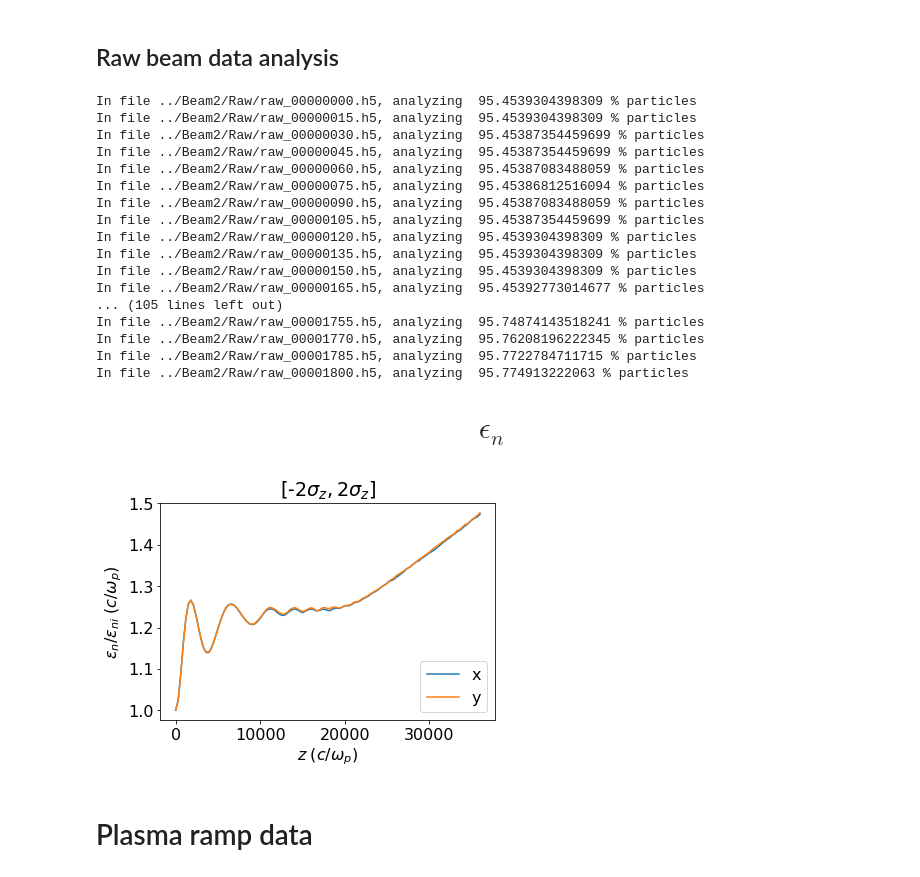
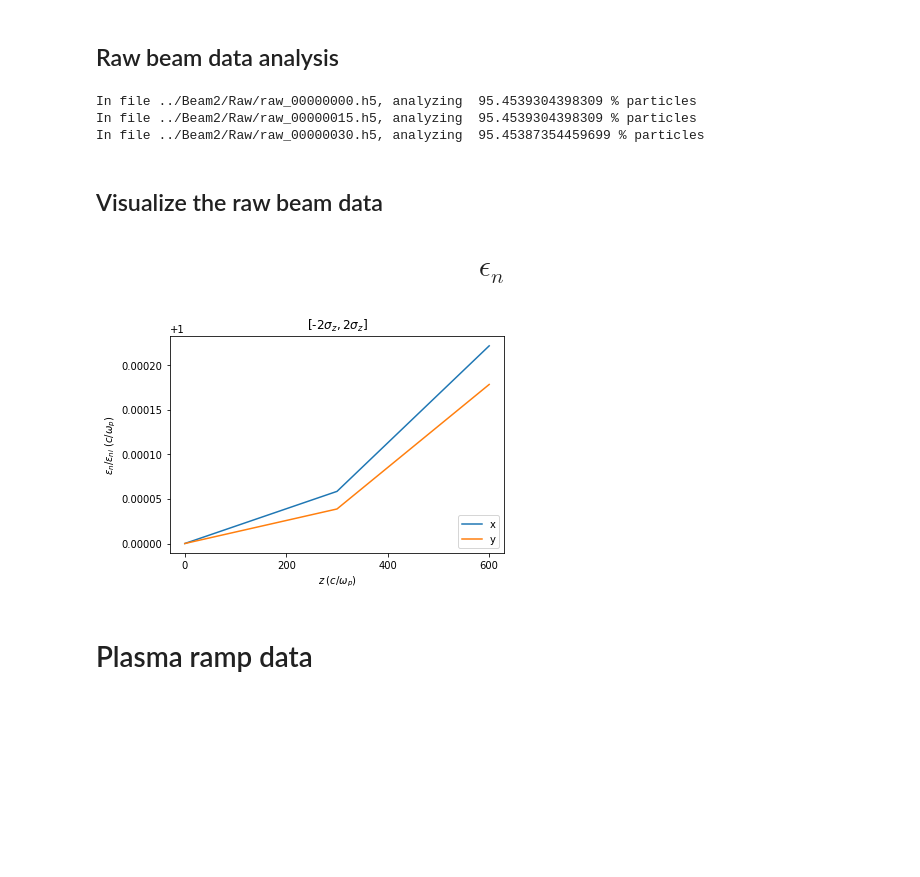
Before and after one commit to uclazyj/JupyterQpic, a Jupyter notebook: QPAD.ipynb, the cells around one changed output. Drawn from its saved outputs; the diff is of its cells as text; code cells hidden in the pictures; blank space fills up the shorter version.

Commit message:
can save the parameters to a json file

```diff
--- a/QPAD.ipynb
+++ b/QPAD.ipynb
@@ -10,57 +12,50 @@ import pyVisQP
 dirname = '..'
 # %% [markdown]
 ## Raw beam data analysis
+# %%
+ndump = 15
+first_file_number = 0
+last_file_number = 30
+half_thickness = 2
+beam_number = 2
+zVisualizeCenter = 0
 # %%
-ndump = 15
-first_file_number = 0
-last_file_number = 1800
-slice_thickness = 4
-beam_number = 2
-zVisualizeCenter = 0
-yVisQP = reload(pyVisQP)
+pyVisQP = reload(pyVisQP)
 # You cannot have any comment in qpinput.json !!!
 parameters = pyVisQP.analyze_beam_data_QPAD_profile0(first_file_number = first_file_number,last_file_number = last_file_number,
-                                            ndump = ndump,beam_number = beam_number, zVisualizeCenter = zVisualizeCenter, slice_thickness = slice_thickness)
+                                            ndump = ndump,beam_number = beam_number, zVisualizeCenter = zVisualizeCenter, half_thickness = half_thickness)
+with open('parameters_beam'+str(beam_number)+'_'+str(half_thickness)+'sigmaz'+'.json','w') as f:
+    json.dump(parameters,f,indent=4)
 # %% [output]
 In file ../Beam2/Raw/raw_00000000.h5, analyzing  95.4539304398309 % particles
 In file ../Beam2/Raw/raw_00000015.h5, analyzing  95.4539304398309 % particles
 In file ../Beam2/Raw/raw_00000030.h5, analyzing  95.45387354459699 % particles
-In file ../Beam2/Raw/raw_00000045.h5, analyzing  95.45387354459699 % particles
-In file ../Beam2/Raw/raw_00000060.h5, analyzing  95.45387083488059 % particles
-In file ../Beam2/Raw/raw_00000075.h5, analyzing  95.45386812516094 % particles
-In file ../Beam2/Raw/raw_00000090.h5, analyzing  95.45387083488059 % particles
-In file ../Beam2/Raw/raw_00000105.h5, analyzing  95.45387354459699 % particles
-In file ../Beam2/Raw/raw_00000120.h5, analyzing  95.4539304398309 % particles
-In file ../Beam2/Raw/raw_00000135.h5, analyzing  95.4539304398309 % particles
-In file ../Beam2/Raw/raw_00000150.h5, analyzing  95.4539304398309 % particles
-In file ../Beam2/Raw/raw_00000165.h5, analyzing  95.45392773014677 % particles
-... (105 lines left out)
-In file ../Beam2/Raw/raw_00001755.h5, analyzing  95.74874143518241 % particles
-In file ../Beam2/Raw/raw_00001770.h5, analyzing  95.76208196222345 % particles
-In file ../Beam2/Raw/raw_00001785.h5, analyzing  95.7722784711715 % particles
-In file ../Beam2/Raw/raw_00001800.h5, analyzing  95.774913222063 % particles
+# %% [markdown]
+## Visualize the raw beam data
+# %%
+with open('parameters_beam'+str(beam_number)+'_'+str(half_thickness)+'sigmaz'+'.json') as f:
+    parameters = json.load(f,object_pairs_hook=OrderedDict)
 # %% [markdown]
 # $$\epsilon_n$$
 # %%
 pyVisQP = reload(pyVisQP)
 
 # fig, ax = plt.subplots()
-plt.plot(parameters['s'], parameters['epsilon_n_x']/parameters['epsilon_n_x'][0],label='x')
-plt.plot(parameters['s'], parameters['epsilon_n_y']/parameters['epsilon_n_y'][0],label='y')
+plt.plot(parameters['s'], parameters['epsilon_n_x']/np.float64(parameters['epsilon_n_x'][0]),label='x')
+plt.plot(parameters['s'], parameters['epsilon_n_y']/np.float64(parameters['epsilon_n_y'][0]),label='y')
 plt.xlabel('$z\;(c/\omega_p)$')
 plt.ylabel('$\epsilon_n / \epsilon_{ni}  \;(c/\omega_p)$')
 # plt.ylim([0.99,1.01])
-half_thinkness = slice_thickness // 2
-if half_thinkness == 1:
+if half_thickness == 1:
     plt.title(r'$[-\sigma_z,\sigma_z]$')
 else:
-    plt.title('[-'+str(half_thinkness)+r'$\sigma_z,$'+str(half_thinkness)+r'$\sigma_z]$')
+    plt.title('[-'+str(half_thickness)+r'$\sigma_z,$'+str(half_thickness)+r'$\sigma_z]$')
 plt.legend(loc='lower right')
 plt.rcParams.update({'font.size': 16})
-plt.savefig('beam'+str(beam_number)+'_emitn_'+str(half_thinkness)+'sigmaz'+'.png')
+plt.savefig('beam'+str(beam_number)+'_emitn_'+str(half_thickness)+'sigmaz'+'.png')
 plt.show()
 # %% [output]
-[figure, old version]
+[figure, new version]
 # %% [markdown]
 # Plasma ramp data
 # %%
```
Also changed, not shown: parts of 9 cells of this notebook, 1 other file.
